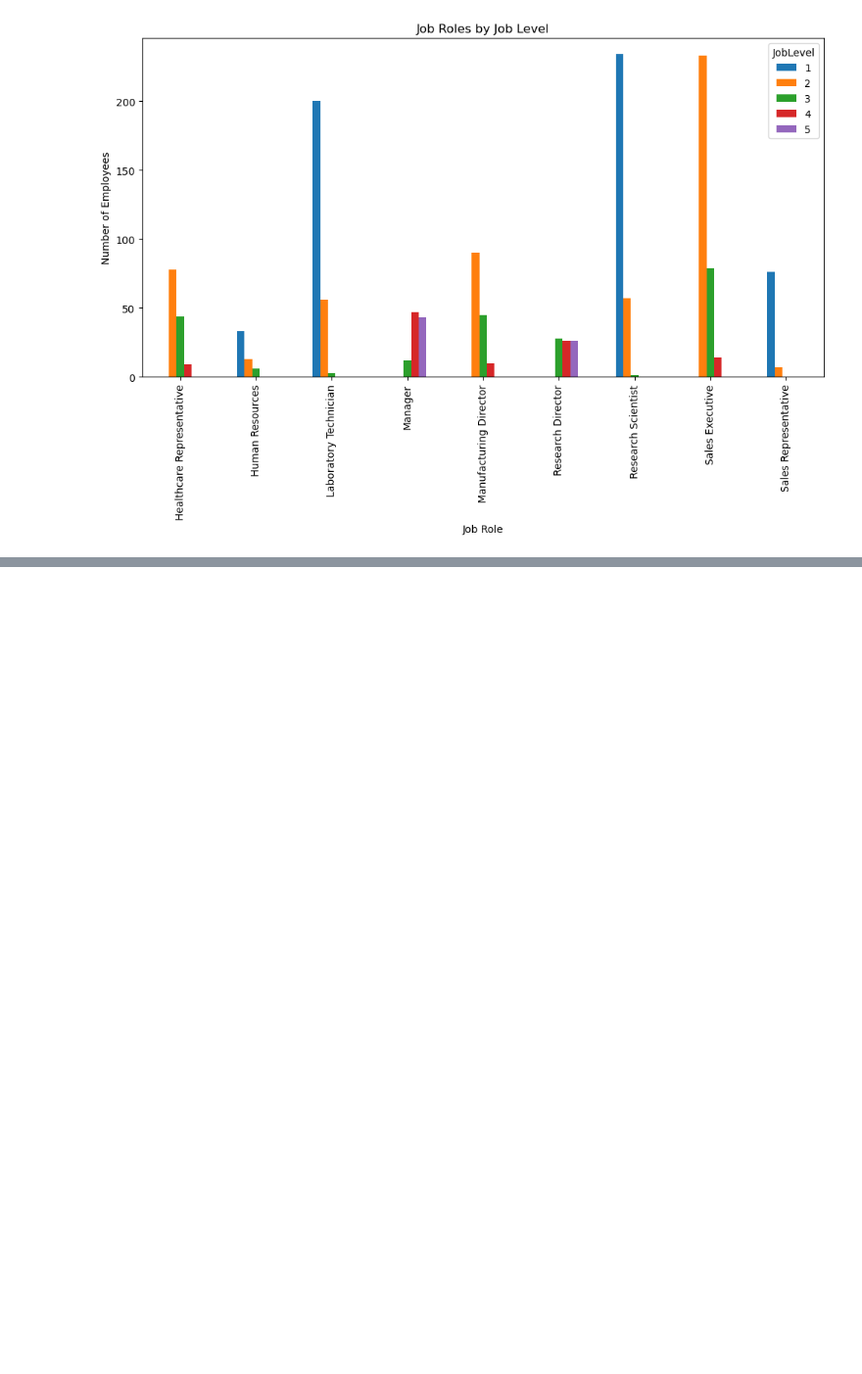
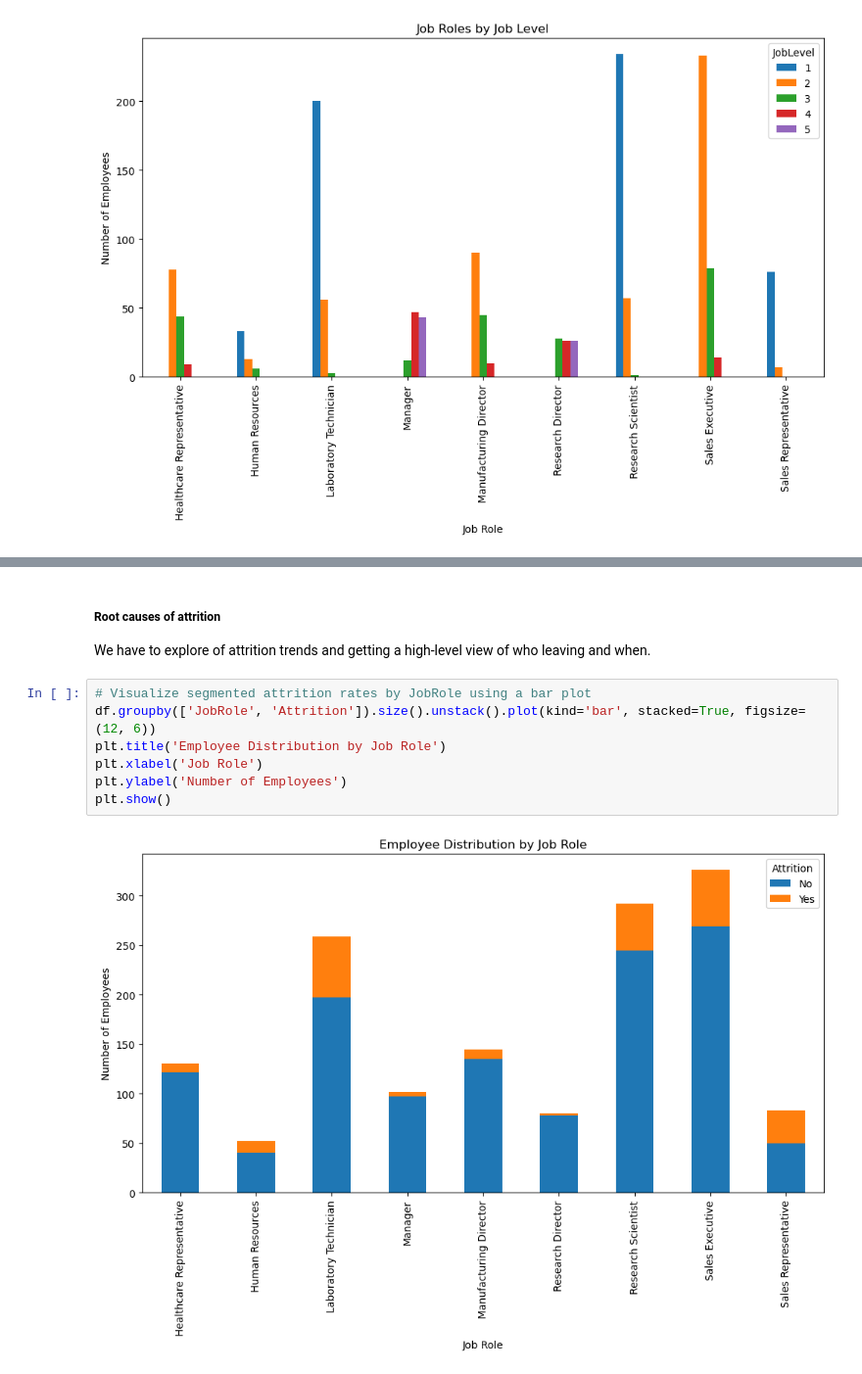
Before and after one commit to imkjangid/Code2Insights, a Jupyter notebook: AnalysisRoom/HRAnalytics.ipynb, the cells around one changed output, grey strips where cells are left out. Shown at 98% size. Cells and saved outputs as stored; diff of their text form; blank space fills up the shorter version.

```diff
--- a/AnalysisRoom/HRAnalytics.ipynb
+++ b/AnalysisRoom/HRAnalytics.ipynb
@@ -632,0 +639,13 @@ plt.show()
+# %% [markdown]
+##### Root causes of attrition
+
+We have to explore of attrition trends and getting a high-level view of who leaving and when.
+# %%
+# Visualize segmented attrition rates by JobRole using a bar plot
+df.groupby(['JobRole', 'Attrition']).size().unstack().plot(kind='bar', stacked=True, figsize=(12, 6))
+plt.title('Employee Distribution by Job Role')
+plt.xlabel('Job Role')
+plt.ylabel('Number of Employees')
+plt.show()
+# %% [output]
+[figure, added]
```
Also changed, not shown: parts of 19 cells of this notebook.
